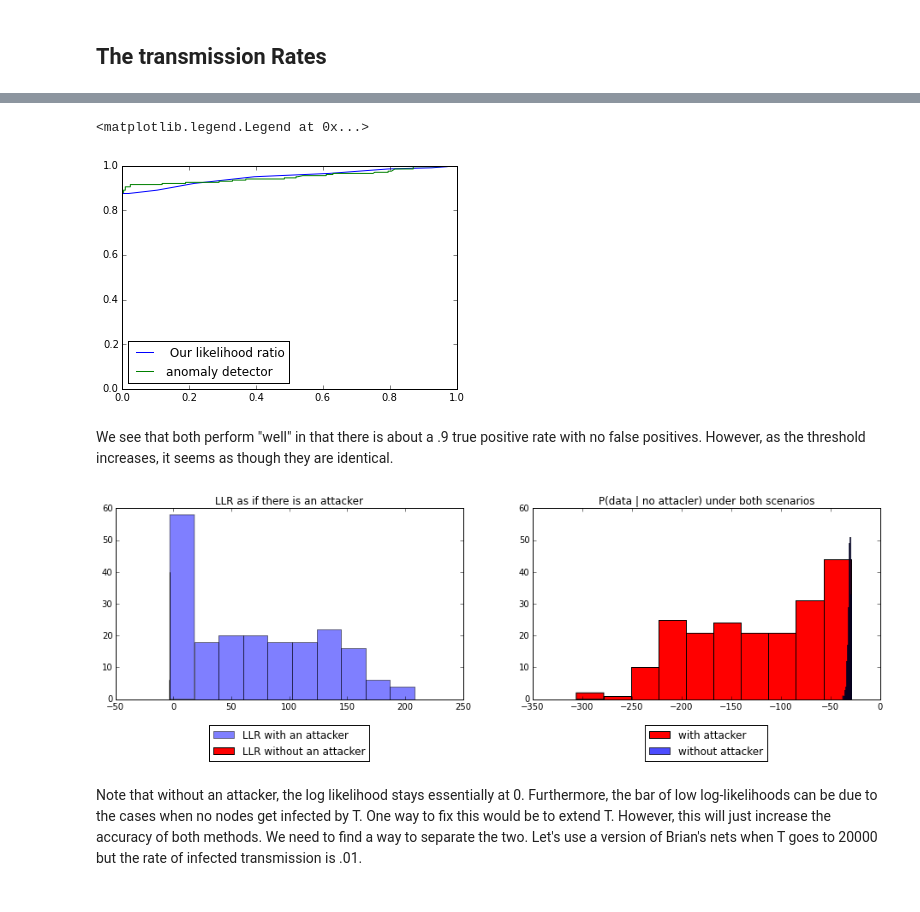
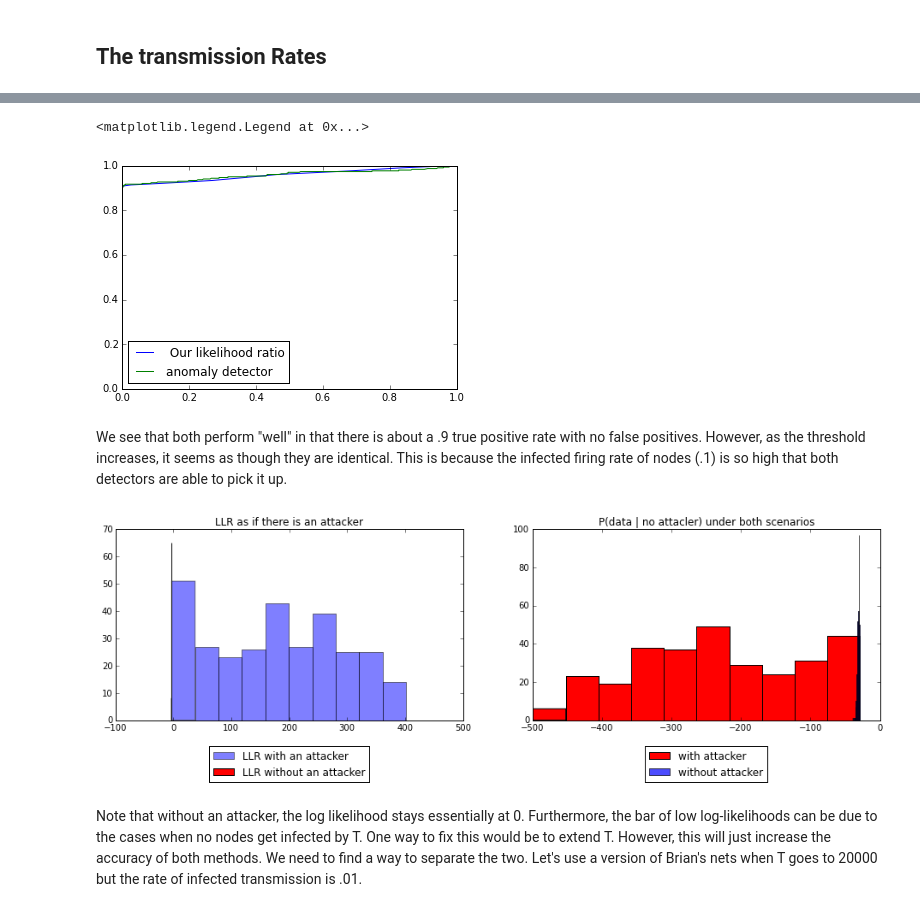
Before and after one commit to j-grana6/SFT-Nets, a Jupyter notebook: python/roc.ipynb, the cells around one changed output, grey strips where cells are left out. Cells and saved outputs as stored; diff of their text form; code cells hidden in the pictures.

```diff
--- a/python/roc.ipynb
+++ b/python/roc.ipynb
@@ -204,21 +211,21 @@ def f1(x):
     return get_roc_coords(x, percore, percore, brians_net, s0=s1 , \
                                   T=15000, uni_samp_size=1000, mcmc_steps=500000, printsteps=False)
 from multiprocessing import Pool
-p = Pool(8)
+p = Pool(6)
 
-res2 = p.map(f1, [6,16,26,36,46,56,66,76])
-pos, neg = handle_parallel_res(res2)
+res2 = p.map(f1, [6,16,26,36,46,56])
 # %%
+pos, neg = handle_parallel_res(res2, numcores=6)
 our_roc_pts = np.asarray(plot_our_roc(pos, neg, .01))
 anom_roc_pts = np.asarray(plot_anomaly_roc(pos, neg, .01))
 plot(our_roc_pts[:,0], our_roc_pts[:,1], label =' Our likelihood ratio')
 plot(anom_roc_pts[:,0], anom_roc_pts[:,1], label = 'anomaly detector')
 plt.legend(loc=0)
 # %% [output]
 <matplotlib.legend.Legend at 0x...>
-[figure, old version]
+[figure, new version]
 # %% [markdown]
-We see that both perform "well" in that there is about a .9 true positive rate with no false positives.  However, as the threshold increases, it seems as though they are identical.
+We see that both perform "well" in that there is about a .9 true positive rate with no false positives.  However, as the threshold increases, it seems as though they are identical.  This is because the infected firing rate of nodes (.1) is so high that both detectors are able to pick it up.
 # %%
 fig, (ax1, ax2) = plt.subplots(1,2)
 a1= ax1.hist(pos[:,0]-pos[:,1], label='LLR with an attacker', color='b', alpha=.5)
@@ -232,7 +239,7 @@ ax2.set_title('P(data | no attacler) under both scenarios')
 ax2.legend(loc = 'lower center', bbox_to_anchor = (.5, -.35))
 fig.set_size_inches(16,4)
 # %% [output]
-[figure, old version]
+[figure, new version]
 # %% [markdown]
 Note that without an attacker, the log likelihood stays essentially at 0.  Furthermore, the bar of low log-likelihoods can be due to the cases when no nodes get infected by T.  One way to fix this would be to extend T.  However, this will just increase the accuracy of both methods.  We need to find a way to separate the two.  Let's use a version of Brian's nets when T goes to 20000 but the rate of infected transmission is .01.
 # %%
```
Also changed, not shown: parts of 39 cells of this notebook, 8 other files.
